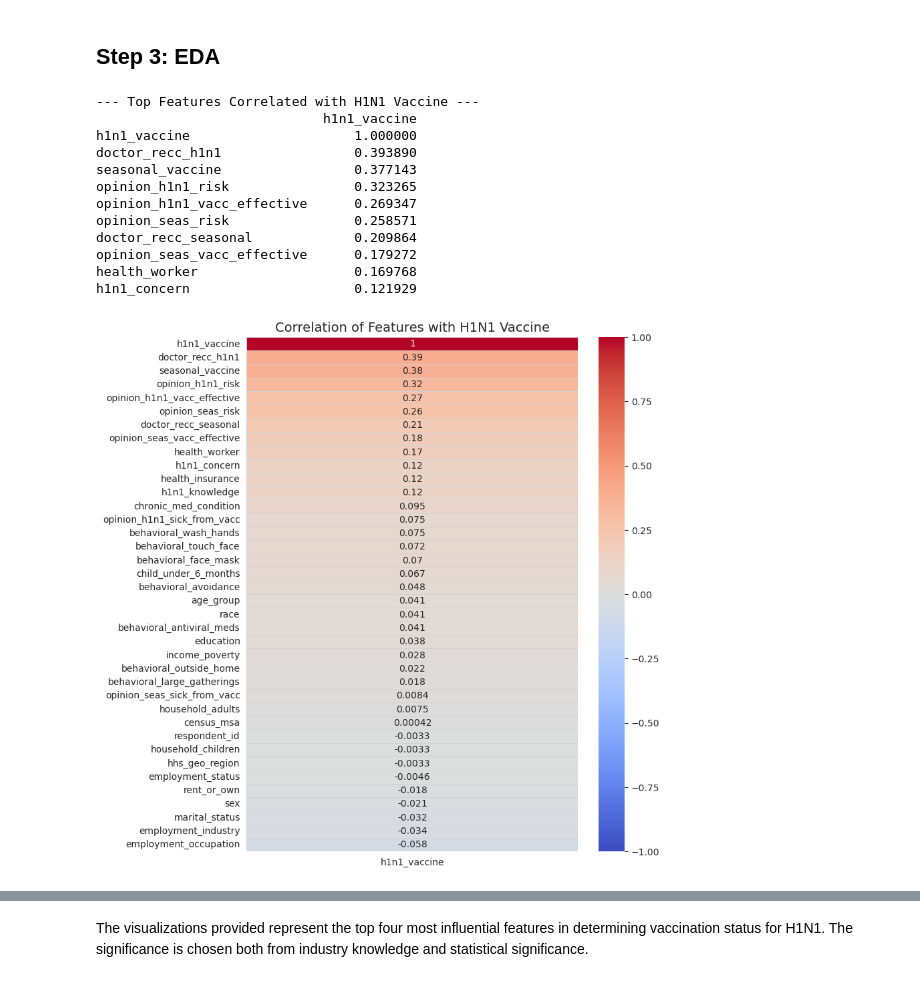
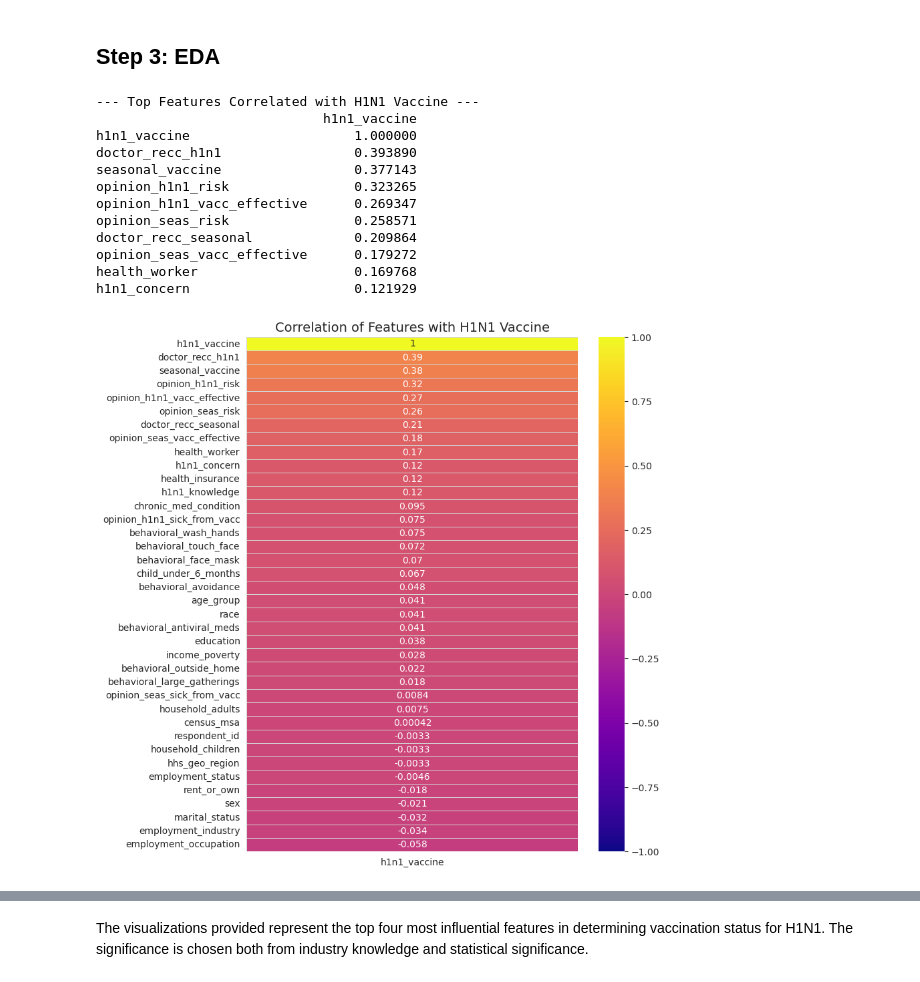
Before and after one commit to jaime8793/Phase_3_Project_DSA, a Jupyter notebook: H1N1_Vaccines.ipynb, the cells around one changed output, grey strips where cells are left out. Saved outputs shown, nothing was run; the diff lists cells and outputs as text; code cells hidden in the pictures.

```diff
--- a/H1N1_Vaccines.ipynb
+++ b/H1N1_Vaccines.ipynb
@@ -173,7 +173,7 @@ df2 = df.copy()
 df_corr = df2.copy()
 
 # 2. Convert Categorical columns to numeric codes so .corr() can read them
-# (This is a quick way to gauge relationship without full One-Hot Encoding)
+
 for col in df_corr.select_dtypes(include=['object', 'category']).columns:
     df_corr[col] = df_corr[col].astype('category').cat.codes
 
@@ -183,34 +183,32 @@ correlation_matrix = df_corr.corr()
 # 4. Filter for just the Target Variable ('h1n1_vaccine')
 # We sort it to see the strongest predictors at the top
 target_corr = correlation_matrix[['h1n1_vaccine']].sort_values(by='h1n1_vaccine', ascending=False)
 
-# --- VISUALIZATION 1: The Ranked List ---
 print("--- Top Features Correlated with H1N1 Vaccine ---")
 print(target_corr.head(10))
 
-# --- VISUALIZATION 2: The Heatmap ---
 plt.figure(figsize=(8, 10))
 sns.heatmap(target_corr,
             annot=True,
-            cmap='coolwarm',
+            cmap='plasma',
             vmin=-1,
             vmax=1,
             linewidths=0.5,
             linecolor='lightgrey')
 
 plt.title('Correlation of Features with H1N1 Vaccine', fontsize=14)
 plt.show()
 # %% [output]
 --- Top Features Correlated with H1N1 Vaccine ---
                              h1n1_vaccine
 h1n1_vaccine                     1.000000
 doctor_recc_h1n1                 0.393890
 seasonal_vaccine                 0.377143
 opinion_h1n1_risk                0.323265
 opinion_h1n1_vacc_effective      0.269347
 opinion_seas_risk                0.258571
 doctor_recc_seasonal             0.209864
 opinion_seas_vacc_effective      0.179272
 health_worker                    0.169768
 h1n1_concern                     0.121929
-[figure, old version]
+[figure, new version]
```
Also changed, not shown: parts of 10 cells of this notebook.
